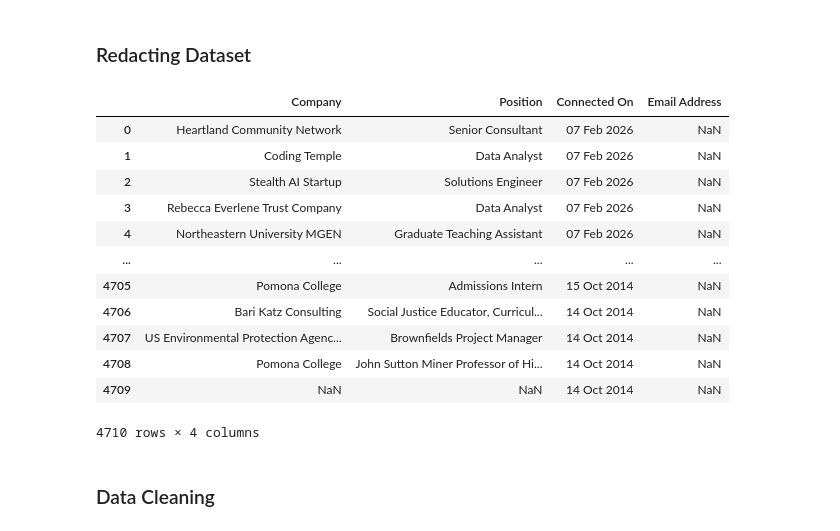
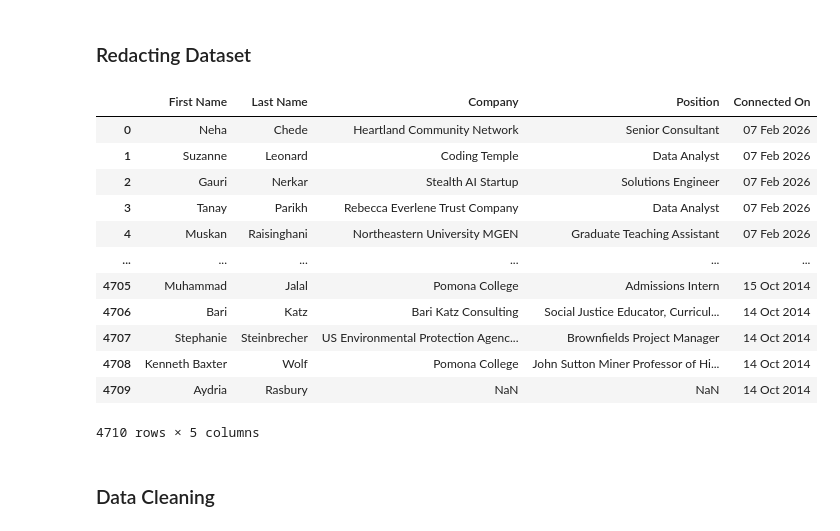
Before and after one commit to TuckerRasbury/02_VisualizingMyLinkedinNetwork, a Jupyter notebook: VisualizingMyLinkedinNetwork.ipynb, the cells around one changed output. Cells and saved outputs as stored; diff of their text form; code cells hidden in the pictures.

```diff
--- a/VisualizingMyLinkedinNetwork.ipynb
+++ b/VisualizingMyLinkedinNetwork.ipynb
@@ -20,22 +20,22 @@ connections_df = pd.read_csv(path, skiprows=2)
 ### Redacting Dataset
 # %%
 # Redacting dataset by limiting viewable columns
-redacted_connections_df = connections_df[['Company', 'Position', 'Connected On', 'Email Address']]
+redacted_connections_df = connections_df[['First Name', 'Last Name', 'Company', 'Position', 'Connected On']]
 redacted_connections_df
 # %% [output]
-|  | Company | Position | Connected On | Email Address |
-| 0 | Heartland Community Network | Senior Consultant | 07 Feb 2026 | NaN |
-| 1 | Coding Temple | Data Analyst | 07 Feb 2026 | NaN |
-| 2 | Stealth AI Startup | Solutions Engineer | 07 Feb 2026 | NaN |
-| 3 | Rebecca Everlene Trust Company | Data Analyst | 07 Feb 2026 | NaN |
-| 4 | Northeastern University MGEN | Graduate Teaching Assistant | 07 Feb 2026 | NaN |
-| ... | ... | ... | ... | ... |
-| 4705 | Pomona College | Admissions Intern | 15 Oct 2014 | NaN |
-| 4706 | Bari Katz Consulting | Social Justice Educator, Curricul... | 14 Oct 2014 | NaN |
-| 4707 | US Environmental Protection Agenc... | Brownfields Project Manager | 14 Oct 2014 | NaN |
-| 4708 | Pomona College | John Sutton Miner Professor of Hi... | 14 Oct 2014 | NaN |
-| 4709 | NaN | NaN | 14 Oct 2014 | NaN |
+|  | First Name | Last Name | Company | Position | Connected On |
+| 0 | Neha | Chede | Heartland Community Network | Senior Consultant | 07 Feb 2026 |
+| 1 | Suzanne | Leonard | Coding Temple | Data Analyst | 07 Feb 2026 |
+| 2 | Gauri | Nerkar | Stealth AI Startup | Solutions Engineer | 07 Feb 2026 |
+| 3 | Tanay | Parikh | Rebecca Everlene Trust Company | Data Analyst | 07 Feb 2026 |
+| 4 | Muskan | Raisinghani | Northeastern University MGEN | Graduate Teaching Assistant | 07 Feb 2026 |
+| ... | ... | ... | ... | ... | ... |
+| 4705 | Muhammad | Jalal | Pomona College | Admissions Intern | 15 Oct 2014 |
+| 4706 | Bari | Katz | Bari Katz Consulting | Social Justice Educator, Curricul... | 14 Oct 2014 |
+| 4707 | Stephanie | Steinbrecher | US Environmental Protection Agenc... | Brownfields Project Manager | 14 Oct 2014 |
+| 4708 | Kenneth Baxter | Wolf | Pomona College | John Sutton Miner Professor of Hi... | 14 Oct 2014 |
+| 4709 | Aydria | Rasbury | NaN | NaN | 14 Oct 2014 |
-4710 rows × 4 columns
+4710 rows × 5 columns
 # %% [markdown]
 ### Data Cleaning
 # %%
```
Also changed, not shown: parts of 4 cells of this notebook.
